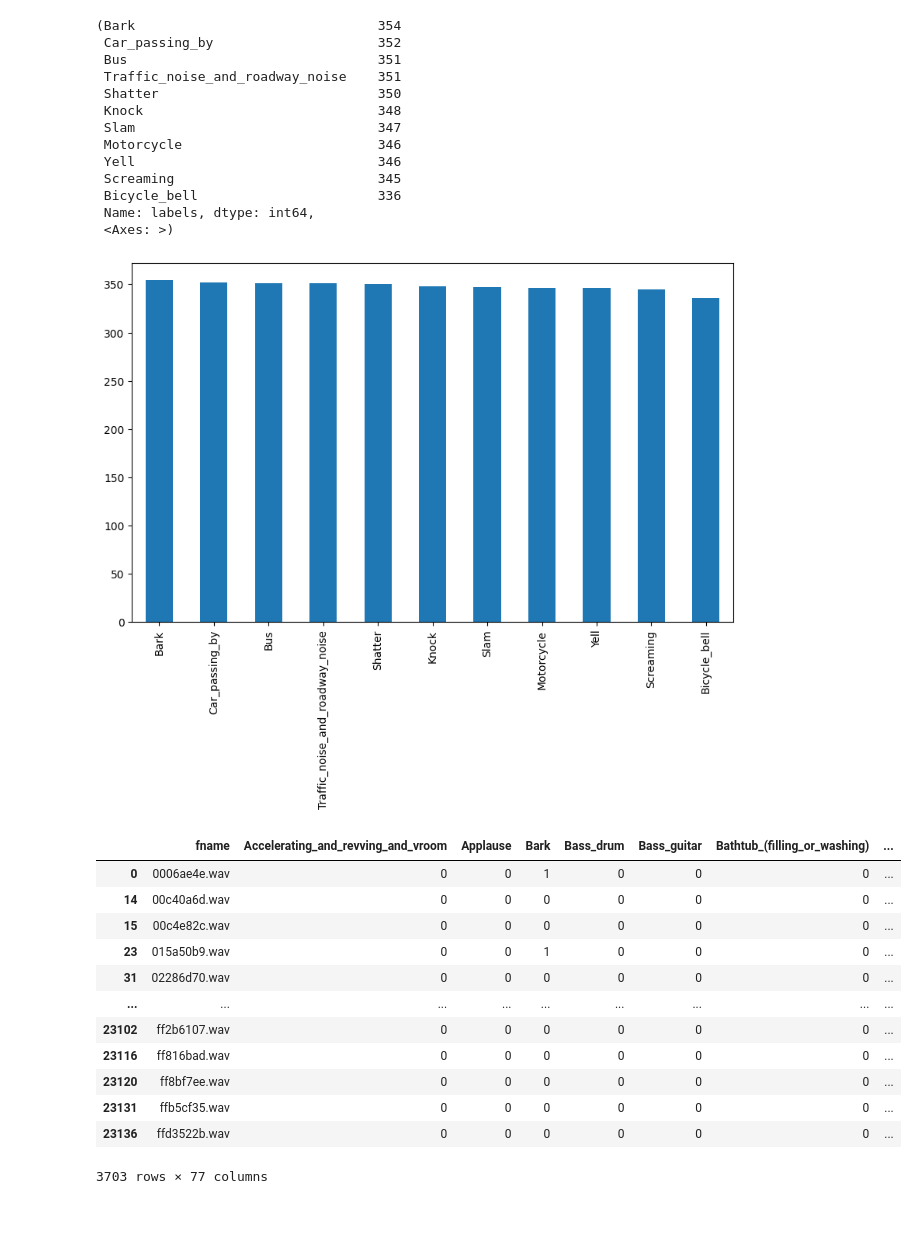
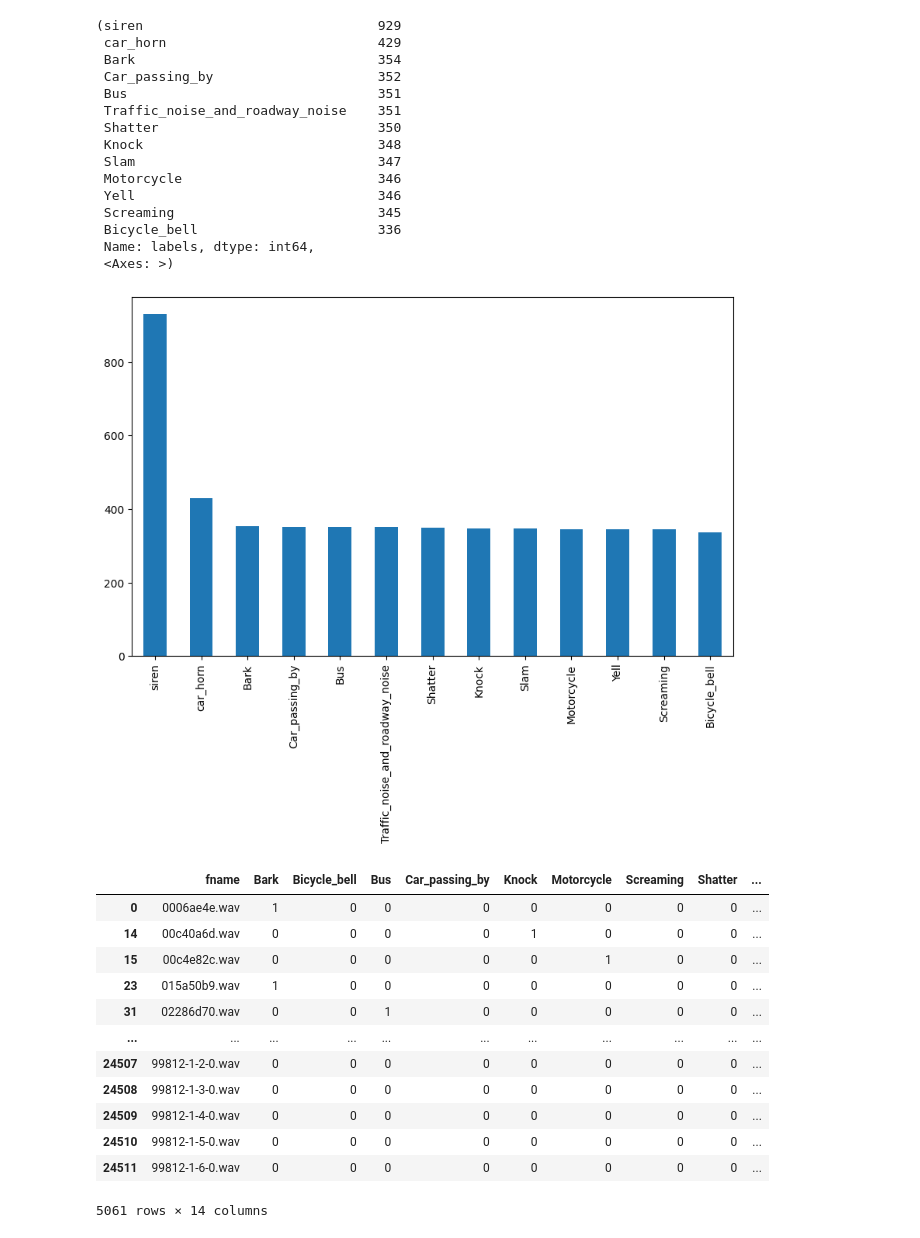
Before and after one commit to EmptyDeck/AI-Powered-Sound-Awareness-Device-Project-, a Jupyter notebook: @AI/Sound Classification2/freesound-audio-tagging-2019/AI2.ipynb, the cells around one changed output. Saved outputs shown, nothing was run; the diff lists cells and outputs as text; code cells hidden in the pictures.

```diff
--- a/@AI/Sound Classification2/freesound-audio-tagging-2019/AI2.ipynb
+++ b/@AI/Sound Classification2/freesound-audio-tagging-2019/AI2.ipynb
@@ -5,10 +5,12 @@ from sklearn.preprocessing import MultiLabelBinarizer
 # Load the CSV files
 df_curated = pd.read_csv('train_curated.csv')
 df_noisy = pd.read_csv('train_noisy.csv')
-
+df_siren = pd.read_csv('siren.csv')
+df_carhorn = pd.read_csv('car_horn.csv')
 # Paths to the audio files
 audio_path_curated = '/Users/user/HOUSE/@DUNE/@AI/Sound Classification2/freesound-audio-tagging-2019/train_curated'
 audio_path_noisy = '/Users/user/HOUSE/@DUNE/@AI/Sound Classification2/freesound-audio-tagging-2019/train_noisy'
 
 # Concatenate the DataFrames
-df = pd.concat([df_curated, df_noisy], ignore_index=True)
+df = pd.concat([df_curated,df_noisy,df_siren,df_carhorn], ignore_index=True)
+df
@@ -35,9 +51,9 @@ df_curated = drop_unloadable_files(df_curated, audio_path_curated)
 df_noisy = drop_unloadable_files(df_noisy, audio_path_noisy)
 
 # Concatenate the curated and noisy DataFrames
-df = pd.concat([df_curated, df_noisy], ignore_index=True)
-df.to_csv('train_concat_drop.csv', index=False)
-df
+df_1 = pd.concat([df_curated, df_noisy,df_siren,df_carhorn], ignore_index=True)
+df_1.to_csv('train_concat_drop.csv', index=False)
+df_1
 # %% [output]
 |  | fname | labels |
 | 0 | 0006ae4e.wav | Bark |
@@ -58,7 +74,9 @@ import pandas as pd
 
 try:
     # Split the labels on the commas to create a list of labels for each sample
-    df['labels'] = df['labels'].str.split(',')
+    df['labels'] = df_1['labels'].str.split(',')
 except:
-    df = pd.read_csv('train_concat.csv')
-    df['labels'] = df['labels'].str.split(',')
+    df = pd.read_csv('train_concat_drop.csv')
+    df['labels'] = df_1['labels'].str.split(',')
+    print('load concat csv')
+df
@@ -65,34 +97,36 @@ except:
 # %%
 # Explode the DataFrame on the 'labels' column
 df_exploded = df.explode('labels')
 
 # Select the labels
 selected_labels = ['Motorcycle', 'Slam', 'Yell', 'Screaming', 'Bus',
                    'Traffic_noise_and_roadway_noise', 'Car_passing_by',
-                   'Bicycle_bell', 'Knock', 'Bark', 'Scream', 'Shatter']
+                   'Bicycle_bell', 'Knock', 'Bark', 'Scream', 'Shatter','siren','car_horn']
 
 # Filter the data
 df_filtered = df_exploded[df_exploded['labels'].isin(selected_labels)]
 
 # Count the number of occurrences of each label
 label_counts = df_filtered['labels'].value_counts()
 
 label_counts, label_counts.plot(kind='bar', figsize=(10, 6))
 # %% [output]
-(Bark                               354
+(siren                              929
+ car_horn                           429
+ Bark                               354
  Car_passing_by                     352
  Bus                                351
  Traffic_noise_and_roadway_noise    351
  Shatter                            350
  Knock                              348
  Slam                               347
  Motorcycle                         346
  Yell                               346
  Screaming                          345
  Bicycle_bell                       336
  Name: labels, dtype: int64,
  <Axes: >)
-[figure, old version]
+[figure, new version]
 # %%
 from sklearn.preprocessing import MultiLabelBinarizer
 
@@ -101,22 +135,29 @@ mlb = MultiLabelBinarizer()
 # Filter the dataframe to only include rows with the selected labels
 df = df[df['labels'].apply(lambda x: any([label in x for label in selected_labels]))]
 
+# Create a new DataFrame containing only the filtered labels
+labels_df = df['labels'].apply(lambda x: [label for label in x if label in selected_labels])
+
 # One-hot encode the labels
-df = df.join(pd.DataFrame(mlb.fit_transform(df.pop('labels')),
+df = df.join(pd.DataFrame(mlb.fit_transform(labels_df),
                           columns=mlb.classes_,
                           index=df.index))
+
+# Drop the 'labels' column
+df = df.drop(columns=['labels'])
+
 df
 # %% [output]
-|  | fname | Accelerating_and_revving_and_vroom | Applause | Bark | Bass_drum | Bass_guitar | Bathtub_(filling_or_washing) | ... |
-| 0 | 0006ae4e.wav | 0 | 0 | 1 | 0 | 0 | 0 | ... |
-| 14 | 00c40a6d.wav | 0 | 0 | 0 | 0 | 0 | 0 | ... |
-| 15 | 00c4e82c.wav | 0 | 0 | 0 | 0 | 0 | 0 | ... |
-| 23 | 015a50b9.wav | 0 | 0 | 1 | 0 | 0 | 0 | ... |
-| 31 | 02286d70.wav | 0 | 0 | 0 | 0 | 0 | 0 | ... |
-| ... | ... | ... | ... | ... | ... | ... | ... | ... |
-| 23102 | ff2b6107.wav | 0 | 0 | 0 | 0 | 0 | 0 | ... |
-| 23116 | ff816bad.wav | 0 | 0 | 0 | 0 | 0 | 0 | ... |
-| 23120 | ff8bf7ee.wav | 0 | 0 | 0 | 0 | 0 | 0 | ... |
-| 23131 | ffb5cf35.wav | 0 | 0 | 0 | 0 | 0 | 0 | ... |
-| 23136 | ffd3522b.wav | 0 | 0 | 0 | 0 | 0 | 0 | ... |
+|  | fname | Bark | Bicycle_bell | Bus | Car_passing_by | Knock | Motorcycle | Screaming | Shatter | ... |
+| 0 | 0006ae4e.wav | 1 | 0 | 0 | 0 | 0 | 0 | 0 | 0 | ... |
+| 14 | 00c40a6d.wav | 0 | 0 | 0 | 0 | 1 | 0 | 0 | 0 | ... |
+| 15 | 00c4e82c.wav | 0 | 0 | 0 | 0 | 0 | 1 | 0 | 0 | ... |
+| 23 | 015a50b9.wav | 1 | 0 | 0 | 0 | 0 | 0 | 0 | 0 | ... |
+| 31 | 02286d70.wav | 0 | 0 | 1 | 0 | 0 | 0 | 0 | 0 | ... |
+| ... | ... | ... | ... | ... | ... | ... | ... | ... | ... | ... |
+| 24507 | 99812-1-2-0.wav | 0 | 0 | 0 | 0 | 0 | 0 | 0 | 0 | ... |
+| 24508 | 99812-1-3-0.wav | 0 | 0 | 0 | 0 | 0 | 0 | 0 | 0 | ... |
+| 24509 | 99812-1-4-0.wav | 0 | 0 | 0 | 0 | 0 | 0 | 0 | 0 | ... |
+| 24510 | 99812-1-5-0.wav | 0 | 0 | 0 | 0 | 0 | 0 | 0 | 0 | ... |
+| 24511 | 99812-1-6-0.wav | 0 | 0 | 0 | 0 | 0 | 0 | 0 | 0 | ... |
-3703 rows × 77 columns
+5061 rows × 14 columns
```
Also changed, not shown: parts of 16 cells of this notebook, 5 other files.
